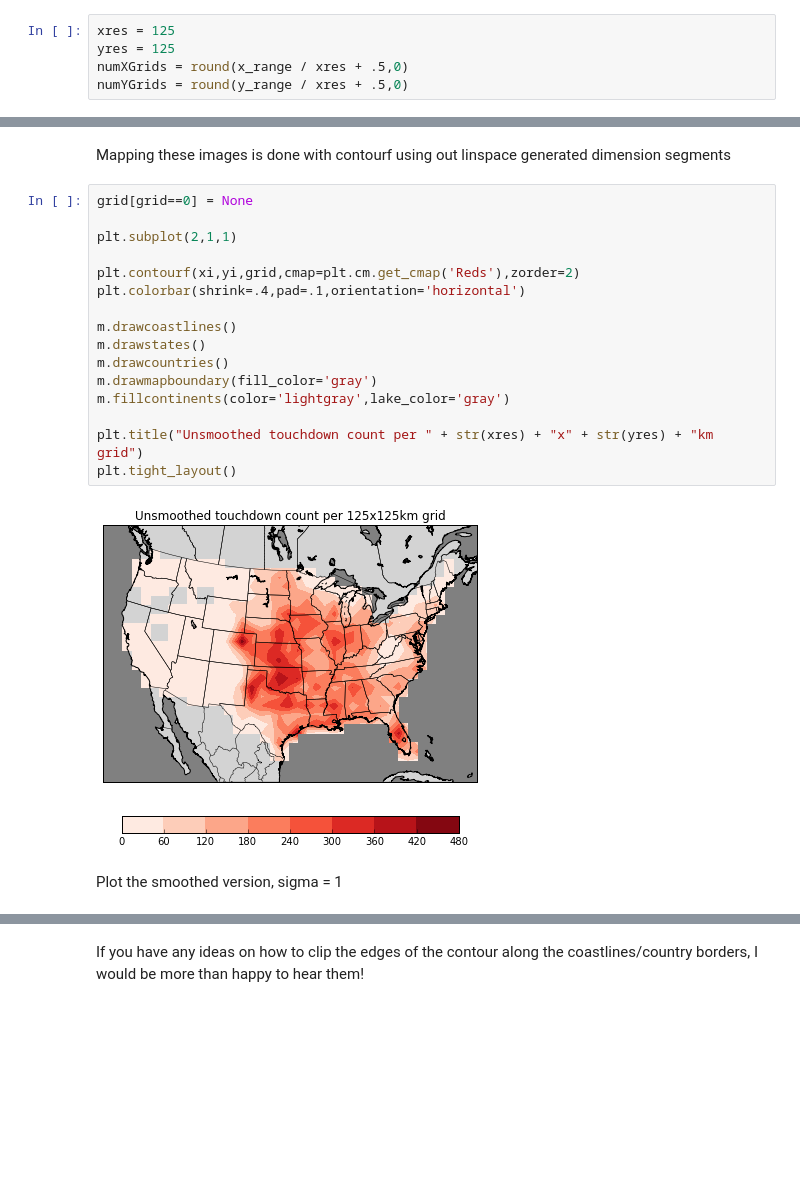
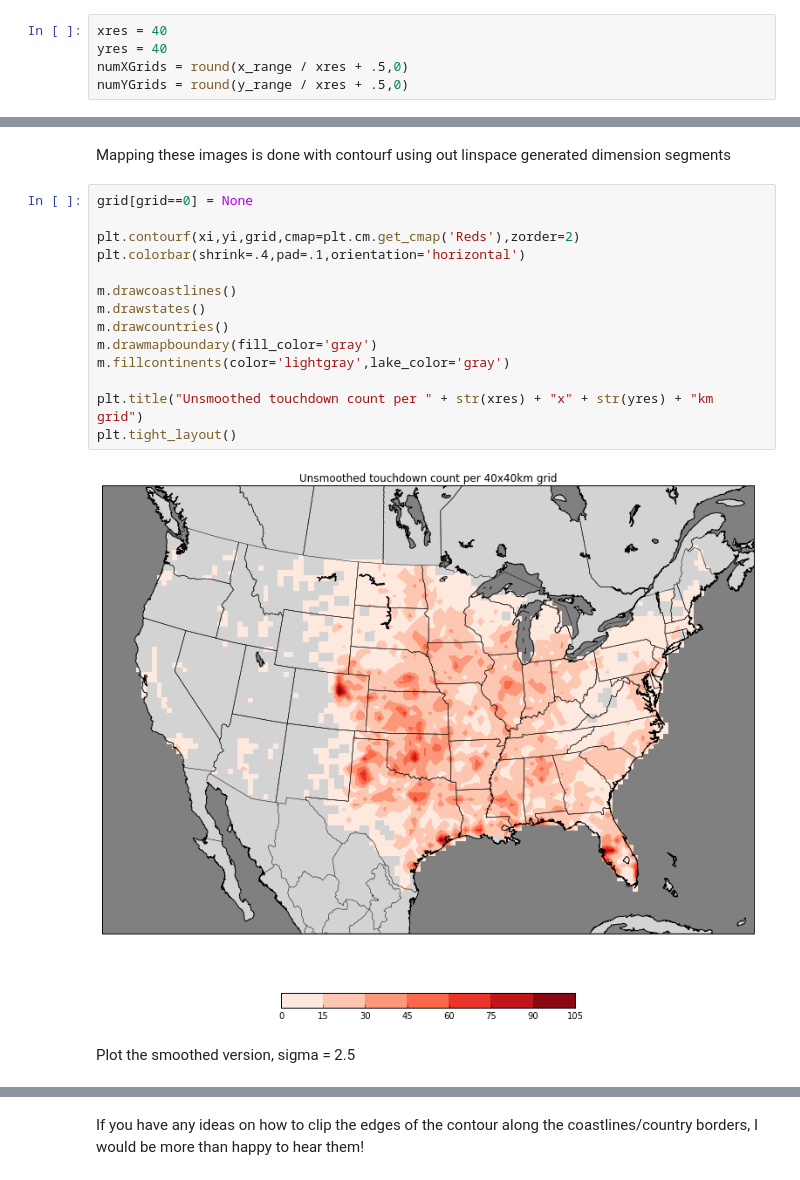
Before and after one commit to ahaberlie/ahaberlie.github.io_old, a Jupyter notebook: tornado_touchdown_density.ipynb, the cells around one changed output, grey strips where cells are left out. Saved outputs shown, nothing was run; the diff lists cells and outputs as text; blank space fills up the shorter version.

```diff
--- a/tornado_touchdown_density.ipynb
+++ b/tornado_touchdown_density.ipynb
@@ -77,6 +88,6 @@ plt.title("All touchdowns 1950-2013")
 # %%
-xres = 125
-yres = 125
+xres = 40
+yres = 40
 numXGrids = round(x_range / xres + .5,0)
 numYGrids = round(y_range / xres + .5,0)
 # %% [markdown]
@@ -158,22 +169,20 @@ plt.tight_layout()
 Mapping these images is done with contourf using out linspace generated dimension segments
 # %%
 grid[grid==0] = None
-
-plt.subplot(2,1,1)
 
 plt.contourf(xi,yi,grid,cmap=plt.cm.get_cmap('Reds'),zorder=2)
 plt.colorbar(shrink=.4,pad=.1,orientation='horizontal')
 
 m.drawcoastlines()
 m.drawstates()
 m.drawcountries()
 m.drawmapboundary(fill_color='gray')
 m.fillcontinents(color='lightgray',lake_color='gray')
 
 plt.title("Unsmoothed touchdown count per " + str(xres) + "x" + str(yres) + "km grid")
 plt.tight_layout()
 # %% [output]
-[figure, old version]
+[figure, new version]
 # %% [markdown]
-Plot the smoothed version, sigma = 1
+Plot the smoothed version, sigma = 2.5
 # %%
```
Also changed, not shown: parts of 10 cells of this notebook.
